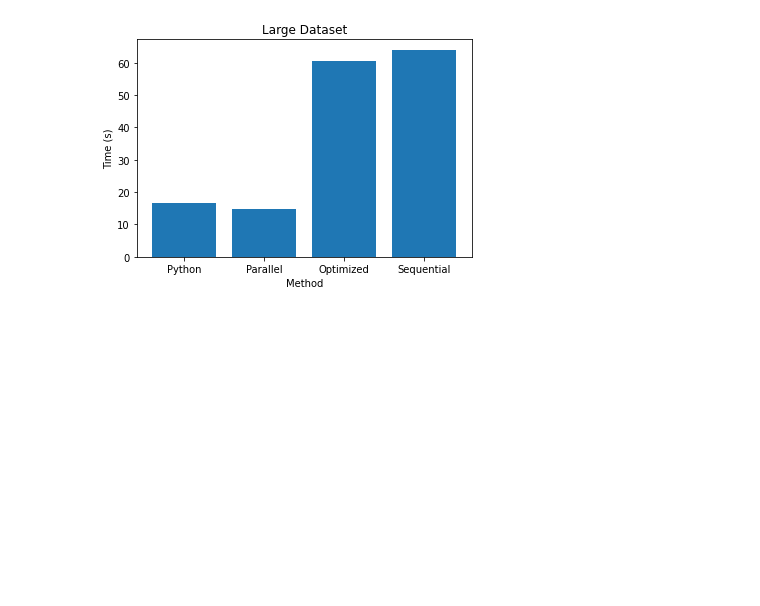
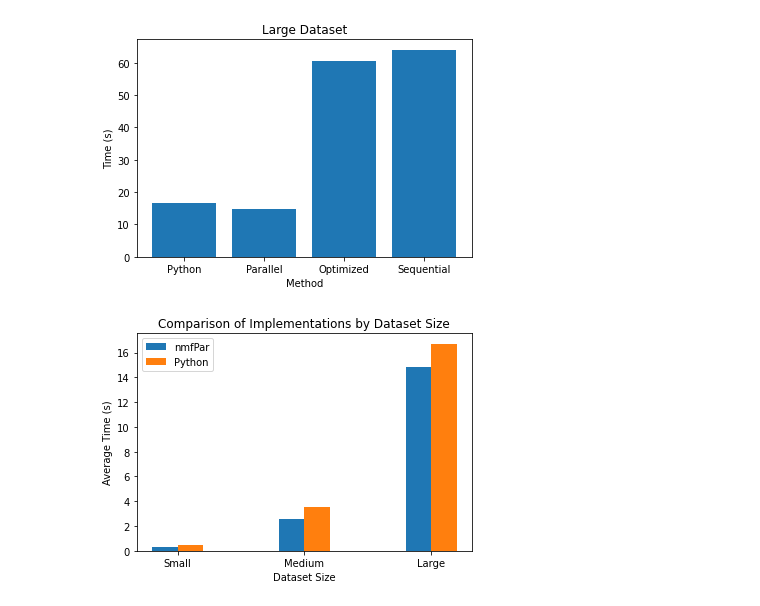
Before and after one commit to NFabrizio/NMF, a Jupyter notebook: results.ipynb, the cells around one changed output. Drawn from its saved outputs; the diff is of its cells as text; code cells hidden in the pictures; blank space fills up the shorter version.

Commit message:
One more update to python results

```diff
--- a/results.ipynb
+++ b/results.ipynb
@@ -682,3 +682,44 @@ Python large average:  16.716882371902464
 [figure]
 [figure]
 [figure]
+# %%
+# Averages for each method and dataset size
+data = {
+    # 'Seq': [small_seq_avg, med_seq_avg, large_seq_avg],
+    # 'Opt': [small_opt_best_avg, med_opt_best_avg, large_opt_best_avg],
+    'nmfPar': [small_par_avg, med_par_avg, large_par_avg],
+    'Python': [py_small_avg, py_med_avg, py_large_avg]
+}
+
+# X-axis labels
+dataset_sizes = ['Small', 'Medium', 'Large']
+
+# Number of methods and dataset sizes
+num_methods = len(data)
+num_dataset_sizes = len(dataset_sizes)
+
+# Bar width and positions
+bar_width = 0.2
+bar_positions = np.arange(num_dataset_sizes)
+
+# Plot bars for each method
+fig, ax = plt.subplots()
+for idx, (method, averages) in enumerate(data.items()):
+    ax.bar(bar_positions + idx * bar_width, averages, bar_width, label=method)
+
+# Set X-axis ticks and labels
+ax.set_xticks(bar_positions + (num_methods - 1) * bar_width / 2)
+ax.set_xticklabels(dataset_sizes)
+
+# Set axis labels and title
+ax.set_xlabel('Dataset Size')
+ax.set_ylabel('Average Time (s)')
+ax.set_title('Comparison of Implementations by Dataset Size')
+
+# Add legend
+ax.legend()
+
+# Show plot
+plt.show()
+# %% [output]
+[figure, added]
```
